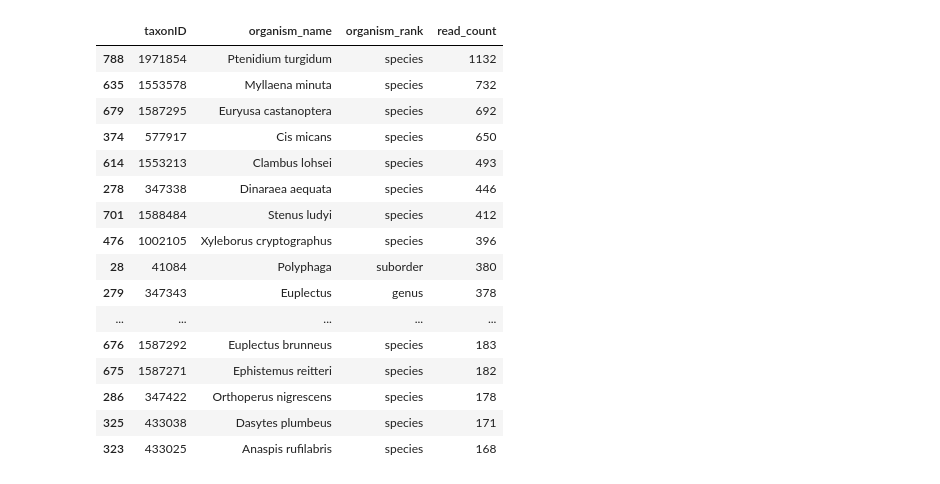
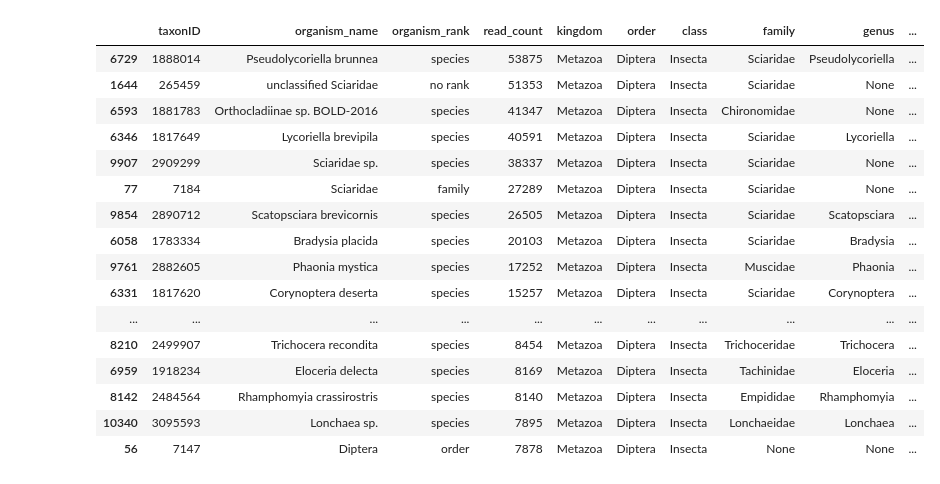
Before and after one commit to mftorres/metabarcoding, a Jupyter notebook: code/kraken_parser.ipynb, the cells around one changed output. Drawn from its saved outputs; the diff is of its cells as text; code cells hidden in the pictures.

```diff
--- a/code/kraken_parser.ipynb
+++ b/code/kraken_parser.ipynb
@@ -196,7 +384,10 @@ Target + daughter taxIDs: 95,314
 # %%
-# Discover Kraken outputs across all barcode folders.
-all_kraken_files = sorted(DATA_ROOT.glob('**/barcode*/**/*.kraken'))
-all_report_files = sorted(DATA_ROOT.glob('**/barcode*/**/*.report'))
+# Find Kraken2 outputs in the selected search root.
+if not KRAKEN_SEARCH_ROOT.exists():
+    raise FileNotFoundError(f'Kraken search root does not exist: {KRAKEN_SEARCH_ROOT}')
+
+all_kraken_files = sorted(KRAKEN_SEARCH_ROOT.glob('**/barcode*/**/*.kraken'))
+all_report_files = sorted(KRAKEN_SEARCH_ROOT.glob('**/barcode*/**/*.report'))
 report_files_set = set(all_report_files)
 
 missing_report_files = sorted(
@@ -211,6 +402,7 @@ kraken_files = [
     or Path(str(path)[:-len('.kraken')] + '.report') in report_files_set
 ]
 
+print(f'Kraken search root: {KRAKEN_SEARCH_ROOT}')
 print(f'Kraken files found: {len(all_kraken_files)}')
 print(f'Kraken files selected: {len(kraken_files)}')
 print(f'Report files found: {len(all_report_files)}')
@@ -307,10 +559,18 @@ Saved:
 # %%
 # Optional summaries for quick inspection.
+lineage_columns = ['kingdom', 'order', 'class', 'family', 'genus', 'species']
+taxon_lineage = (
+    kraken_reads[['taxonID'] + lineage_columns]
+    .dropna(subset=['taxonID'])
+    .drop_duplicates('taxonID')
+)
+
 target_read_counts_by_taxon = (
     target_reads
     .groupby(['taxonID', 'organism_name', 'organism_rank'], dropna=False)
     .size()
     .reset_index(name='read_count')
+    .merge(taxon_lineage, on='taxonID', how='left')
     .sort_values('read_count', ascending=False)
 )
 
@@ -319,11 +579,34 @@ target_read_counts_by_barcode = (
     .groupby(['merge_folder', 'barcode', 'taxonID', 'organism_name', 'organism_rank'], dropna=False)
     .size()
     .reset_index(name='read_count')
+    .merge(taxon_lineage, on='taxonID', how='left')
     .sort_values(['merge_folder', 'barcode', 'read_count'], ascending=[True, True, False])
 )
 
-target_read_counts_by_taxon.to_csv(OUTPUT_DIR / f'{target_slug}_read_counts_by_taxon.csv', index=False)
-target_read_counts_by_barcode.to_csv(OUTPUT_DIR / f'{target_slug}_read_counts_by_barcode.csv', index=False)
+barcode_column_order = [
+    'merge_folder',
+    'barcode',
+    'taxonID',
+    'organism_name',
+    'organism_rank',
+    'kingdom',
+    'order',
+    'class',
+    'family',
+    'genus',
+    'species',
+    'read_count',
+]
+target_read_counts_by_barcode = target_read_counts_by_barcode[barcode_column_order]
+
+target_read_counts_by_taxon.to_csv(
+    OUTPUT_DIR / f'{KRAKEN_OUTPUT_LABEL}_{target_slug}_read_counts_by_taxon_{RUN_DATE}.csv',
+    sep='\t', index=False,
+)
+target_read_counts_by_barcode.to_csv(
+    OUTPUT_DIR / f'{KRAKEN_OUTPUT_LABEL}_{target_slug}_read_counts_by_barcode_{RUN_DATE}.csv',
+    sep='\t', index=False,
+)
 
 print(f'Observed target/daughter taxIDs: {target_read_counts_by_taxon.shape[0]:,}')
 target_read_counts_by_taxon.head(25)
@@ -332,17 +615,17 @@ Observed target/daughter taxIDs: 1,083
-|  | taxonID | organism_name | organism_rank | read_count |
-| 788 | 1971854 | Ptenidium turgidum | species | 1132 |
-| 635 | 1553578 | Myllaena minuta | species | 732 |
-| 679 | 1587295 | Euryusa castanoptera | species | 692 |
-| 374 | 577917 | Cis micans | species | 650 |
-| 614 | 1553213 | Clambus lohsei | species | 493 |
-| 278 | 347338 | Dinaraea aequata | species | 446 |
-| 701 | 1588484 | Stenus ludyi | species | 412 |
-| 476 | 1002105 | Xyleborus cryptographus | species | 396 |
-| 28 | 41084 | Polyphaga | suborder | 380 |
-| 279 | 347343 | Euplectus | genus | 378 |
-| ... | ... | ... | ... | ... |
-| 676 | 1587292 | Euplectus brunneus | species | 183 |
-| 675 | 1587271 | Ephistemus reitteri | species | 182 |
-| 286 | 347422 | Orthoperus nigrescens | species | 178 |
-| 325 | 433038 | Dasytes plumbeus | species | 171 |
-| 323 | 433025 | Anaspis rufilabris | species | 168 |
+|  | taxonID | organism_name | organism_rank | read_count | kingdom | order | class | family | genus | ... |
+| 6729 | 1888014 | Pseudolycoriella brunnea | species | 53875 | Metazoa | Diptera | Insecta | Sciaridae | Pseudolycoriella | ... |
+| 1644 | 265459 | unclassified Sciaridae | no rank | 51353 | Metazoa | Diptera | Insecta | Sciaridae | None | ... |
+| 6593 | 1881783 | Orthocladiinae sp. BOLD-2016 | species | 41347 | Metazoa | Diptera | Insecta | Chironomidae | None | ... |
+| 6346 | 1817649 | Lycoriella brevipila | species | 40591 | Metazoa | Diptera | Insecta | Sciaridae | Lycoriella | ... |
+| 9907 | 2909299 | Sciaridae sp. | species | 38337 | Metazoa | Diptera | Insecta | Sciaridae | None | ... |
+| 77 | 7184 | Sciaridae | family | 27289 | Metazoa | Diptera | Insecta | Sciaridae | None | ... |
+| 9854 | 2890712 | Scatopsciara brevicornis | species | 26505 | Metazoa | Diptera | Insecta | Sciaridae | Scatopsciara | ... |
+| 6058 | 1783334 | Bradysia placida | species | 20103 | Metazoa | Diptera | Insecta | Sciaridae | Bradysia | ... |
+| 9761 | 2882605 | Phaonia mystica | species | 17252 | Metazoa | Diptera | Insecta | Muscidae | Phaonia | ... |
+| 6331 | 1817620 | Corynoptera deserta | species | 15257 | Metazoa | Diptera | Insecta | Sciaridae | Corynoptera | ... |
+| ... | ... | ... | ... | ... | ... | ... | ... | ... | ... | ... |
+| 8210 | 2499907 | Trichocera recondita | species | 8454 | Metazoa | Diptera | Insecta | Trichoceridae | Trichocera | ... |
+| 6959 | 1918234 | Eloceria delecta | species | 8169 | Metazoa | Diptera | Insecta | Tachinidae | Eloceria | ... |
+| 8142 | 2484564 | Rhamphomyia crassirostris | species | 8140 | Metazoa | Diptera | Insecta | Empididae | Rhamphomyia | ... |
+| 10340 | 3095593 | Lonchaea sp. | species | 7895 | Metazoa | Diptera | Insecta | Lonchaeidae | Lonchaea | ... |
+| 56 | 7147 | Diptera | order | 7878 | Metazoa | Diptera | Insecta | None | None | ... |
```
Also changed, not shown: parts of 7 cells of this notebook, 16 other files.
